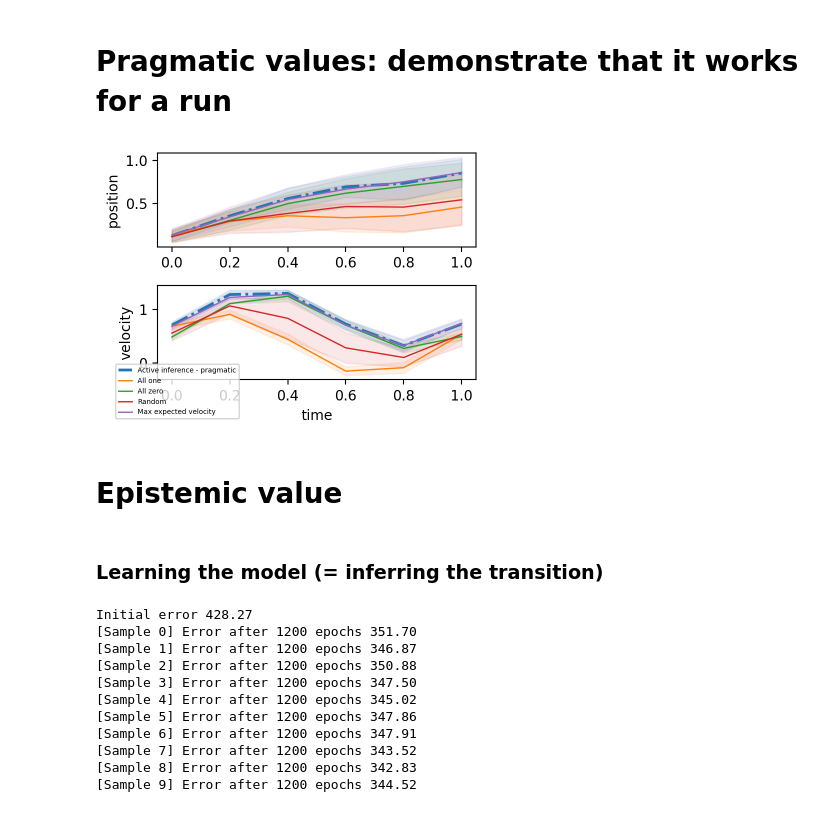
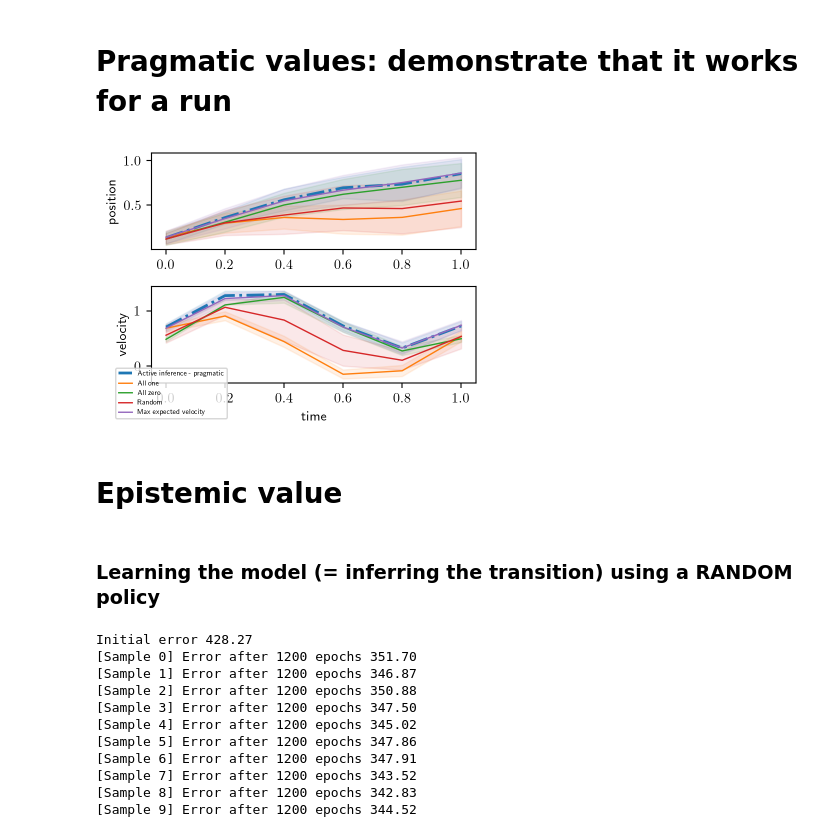
Before and after one commit to AurelienNioche/ActiveInferenceBall, a Jupyter notebook: the-ball-2-bis.ipynb, the cells around one changed output. Drawn from its saved outputs; the diff is of its cells as text; code cells hidden in the pictures.

```diff
--- a/the-ball-2-bis.ipynb
+++ b/the-ball-2-bis.ipynb
@@ -131,14 +131,14 @@ run = {
 # %%
 baselines = baseline.run(
     transition_velocity_tavv=transition_velocity_tavv,
     transition_position_pvp=transition_position_pvp)
-plot_runs(run, *baselines)
+plot.runs(run, *baselines)
 # %% [output]
-[figure, old version]
+[figure, new version]
 # %% [markdown]
 # Epistemic value
 # %% [markdown]
-### Learning the model (= inferring the transition)
+### Learning the model (= inferring the transition) using a RANDOM policy
 # %%
 all_hist_err = {}
 policies_err = []
```
Also changed, not shown: parts of 10 cells of this notebook, 1 other file.
